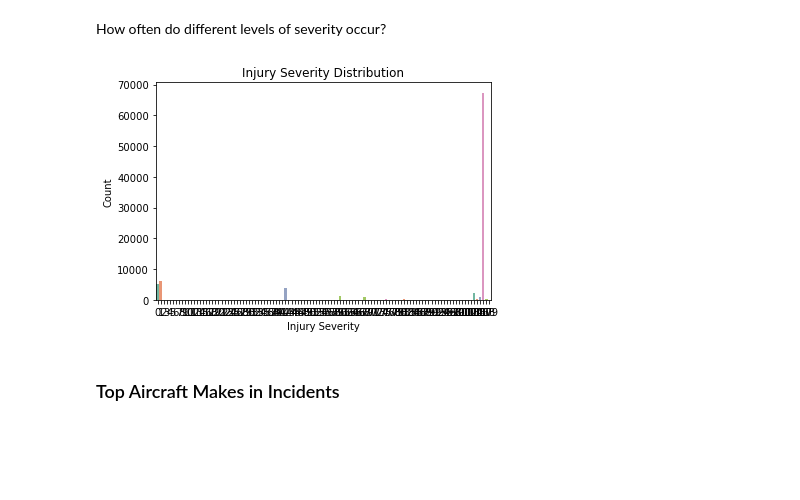
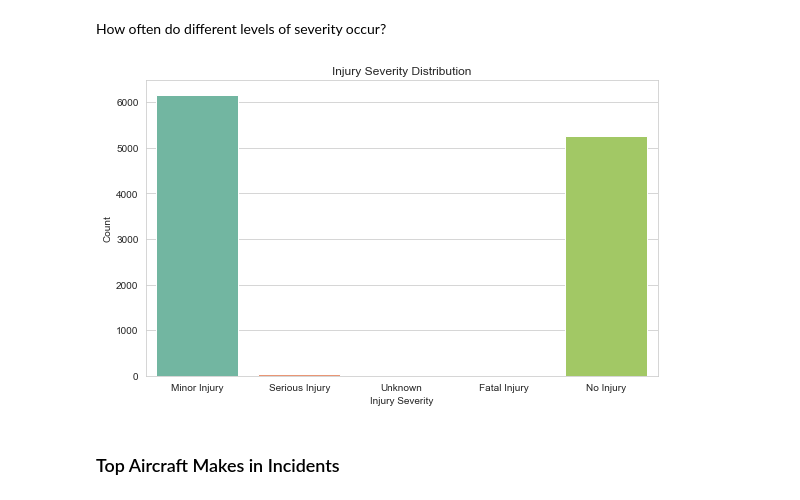
Before and after one commit to BMwihia/aviation-accidents-analysis, a Jupyter notebook: aviation_accident_analysis-benson.ipynb, the cells around one changed output. Drawn from its saved outputs; the diff is of its cells as text; code cells hidden in the pictures; blank space fills up the shorter version.

Commit message:
Plotting Incident Severity Distribution.

```diff
--- a/aviation_accident_analysis-benson.ipynb
+++ b/aviation_accident_analysis-benson.ipynb
@@ -247,17 +247,35 @@ Identifying factors that correlate with lower incident severity and frequency
 # %% [markdown]
 How often do different levels of severity occur?
 # %%
+# Import necessary libraries
 import seaborn as sns
 import matplotlib.pyplot as plt
 
-# Visualize Injury Severity distribution
-sns.countplot(data=df, x='Injury.Severity', palette='Set2')
+# Set a clean style for all plots
+sns.set_style('whitegrid')
+# Mapping numeric codes to actual severity labels (example mapping)
+injury_severity_mapping = {
+    0: 'No Injury',
+    1: 'Minor Injury',
+    2: 'Serious Injury',
+    3: 'Fatal Injury',
+    4: 'Unknown',
+    # ... add other mappings if needed
+}
+
+# Apply the mapping
+df_cleaned['Injury.Severity'] = df_cleaned['Injury.Severity'].map(injury_severity_mapping)
+
+# Incident Severity Distribution
+plt.figure(figsize=(8, 5))
+sns.countplot(data=df_cleaned, x='Injury.Severity', palette='Set2')
 plt.title('Injury Severity Distribution')
 plt.xlabel('Injury Severity')
 plt.ylabel('Count')
+plt.tight_layout()
 plt.show()
 # %% [output]
-[figure, old version]
+[figure, new version]
 # %% [markdown]
 ### Top Aircraft Makes in Incidents
 # %% [markdown]
```
